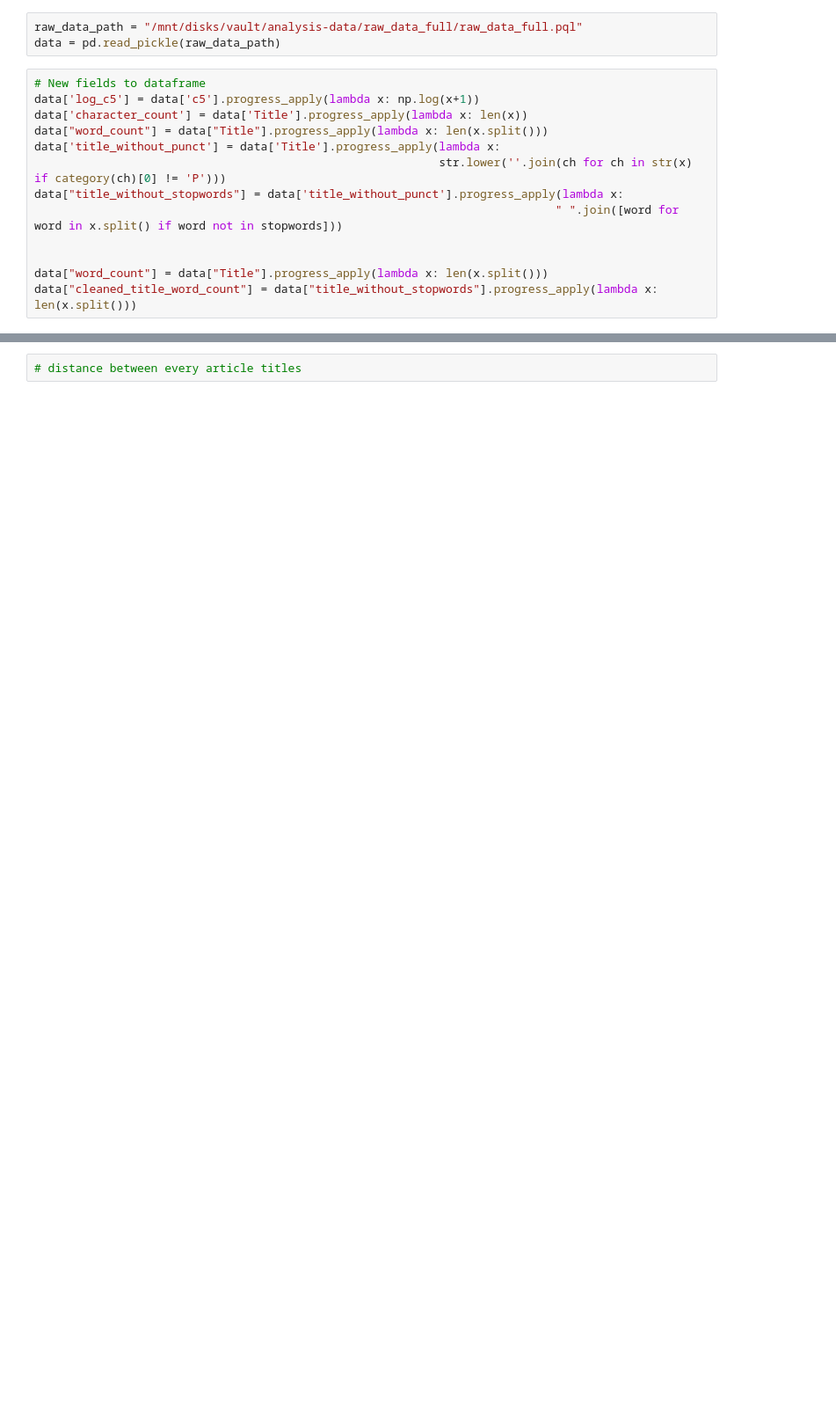
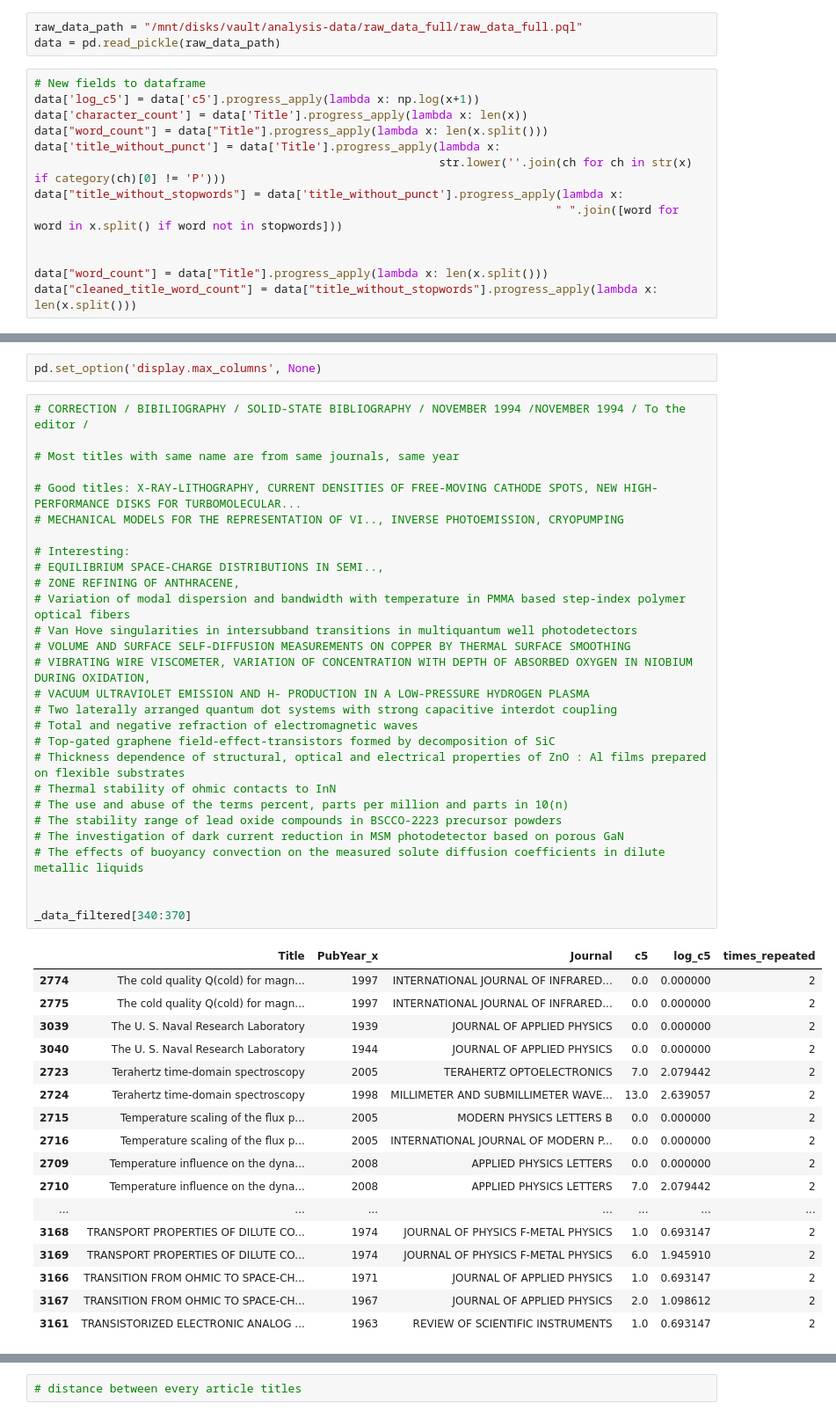
Before and after one commit to srjit/science-of-genius-title-impact, a Jupyter notebook: src/data-exploration/7. Can same titles have different citation counts?.ipynb, the cells around one changed output, grey strips where cells are left out. Shown: that part at 88% size. Drawn from its saved outputs; the diff is of its cells as text; blank space fills up the shorter version.

```diff
--- a/src/data-exploration/7. Can same titles have different citation counts?.ipynb
+++ b/src/data-exploration/7. Can same titles have different citation counts?.ipynb
@@ -71,0 +131,48 @@ _data[:10]
+# %%
+pd.set_option('display.max_columns', None)
+# %%
+# CORRECTION / BIBILIOGRAPHY / SOLID-STATE BIBLIOGRAPHY / NOVEMBER 1994 /NOVEMBER 1994 / To the editor /
+
+# Most titles with same name are from same journals, same year
+
+# Good titles: X-RAY-LITHOGRAPHY, CURRENT DENSITIES OF FREE-MOVING CATHODE SPOTS, NEW HIGH-PERFORMANCE DISKS FOR TURBOMOLECULAR...
+# MECHANICAL MODELS FOR THE REPRESENTATION OF VI.., INVERSE PHOTOEMISSION, CRYOPUMPING
+
+# Interesting:
+# EQUILIBRIUM SPACE-CHARGE DISTRIBUTIONS IN SEMI..,
+# ZONE REFINING OF ANTHRACENE,
+# Variation of modal dispersion and bandwidth with temperature in PMMA based step-index polymer optical fibers
+# Van Hove singularities in intersubband transitions in multiquantum well photodetectors
+# VOLUME AND SURFACE SELF-DIFFUSION MEASUREMENTS ON COPPER BY THERMAL SURFACE SMOOTHING
+# VIBRATING WIRE VISCOMETER, VARIATION OF CONCENTRATION WITH DEPTH OF ABSORBED OXYGEN IN NIOBIUM DURING OXIDATION,
+# VACUUM ULTRAVIOLET EMISSION AND H- PRODUCTION IN A LOW-PRESSURE HYDROGEN PLASMA
+# Two laterally arranged quantum dot systems with strong capacitive interdot coupling
+# Total and negative refraction of electromagnetic waves
+# Top-gated graphene field-effect-transistors formed by decomposition of SiC
+# Thickness dependence of structural, optical and electrical properties of ZnO : Al films prepared on flexible substrates
+# Thermal stability of ohmic contacts to InN
+# The use and abuse of the terms percent, parts per million and parts in 10(n)
+# The stability range of lead oxide compounds in BSCCO-2223 precursor powders
+# The investigation of dark current reduction in MSM photodetector based on porous GaN
+# The effects of buoyancy convection on the measured solute diffusion coefficients in dilute metallic liquids
+
+
+_data_filtered[340:370]
+# %% [output]
+|  | Title | PubYear_x | Journal | c5 | log_c5 | times_repeated |
+| 2774 | The cold quality Q(cold) for magn... | 1997 | INTERNATIONAL JOURNAL OF INFRARED... | 0.0 | 0.000000 | 2 |
+| 2775 | The cold quality Q(cold) for magn... | 1997 | INTERNATIONAL JOURNAL OF INFRARED... | 0.0 | 0.000000 | 2 |
+| 3039 | The U. S. Naval Research Laboratory | 1939 | JOURNAL OF APPLIED PHYSICS | 0.0 | 0.000000 | 2 |
+| 3040 | The U. S. Naval Research Laboratory | 1944 | JOURNAL OF APPLIED PHYSICS | 0.0 | 0.000000 | 2 |
+| 2723 | Terahertz time-domain spectroscopy | 2005 | TERAHERTZ OPTOELECTRONICS | 7.0 | 2.079442 | 2 |
+| 2724 | Terahertz time-domain spectroscopy | 1998 | MILLIMETER AND SUBMILLIMETER WAVE... | 13.0 | 2.639057 | 2 |
+| 2715 | Temperature scaling of the flux p... | 2005 | MODERN PHYSICS LETTERS B | 0.0 | 0.000000 | 2 |
+| 2716 | Temperature scaling of the flux p... | 2005 | INTERNATIONAL JOURNAL OF MODERN P... | 0.0 | 0.000000 | 2 |
+| 2709 | Temperature influence on the dyna... | 2008 | APPLIED PHYSICS LETTERS | 0.0 | 0.000000 | 2 |
+| 2710 | Temperature influence on the dyna... | 2008 | APPLIED PHYSICS LETTERS | 7.0 | 2.079442 | 2 |
+| ... | ... | ... | ... | ... | ... | ... |
+| 3168 | TRANSPORT PROPERTIES OF DILUTE CO... | 1974 | JOURNAL OF PHYSICS F-METAL PHYSICS | 1.0 | 0.693147 | 2 |
+| 3169 | TRANSPORT PROPERTIES OF DILUTE CO... | 1974 | JOURNAL OF PHYSICS F-METAL PHYSICS | 6.0 | 1.945910 | 2 |
+| 3166 | TRANSITION FROM OHMIC TO SPACE-CH... | 1971 | JOURNAL OF APPLIED PHYSICS | 1.0 | 0.693147 | 2 |
+| 3167 | TRANSITION FROM OHMIC TO SPACE-CH... | 1967 | JOURNAL OF APPLIED PHYSICS | 2.0 | 1.098612 | 2 |
+| 3161 | TRANSISTORIZED ELECTRONIC ANALOG ... | 1963 | REVIEW OF SCIENTIFIC INSTRUMENTS | 1.0 | 0.693147 | 2 |
```
Also changed, not shown: parts of 7 cells of this notebook, 9 other files.
